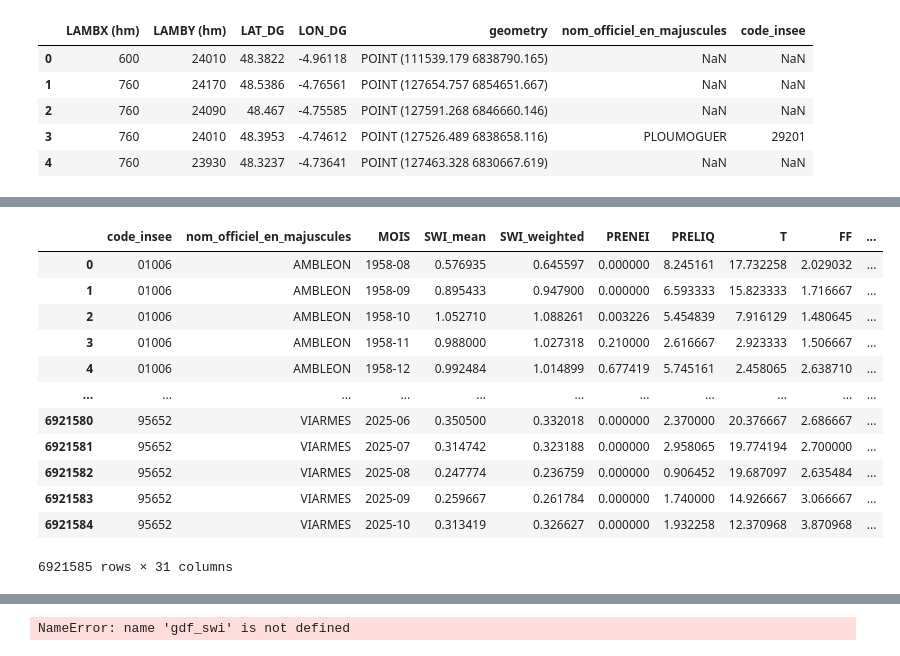
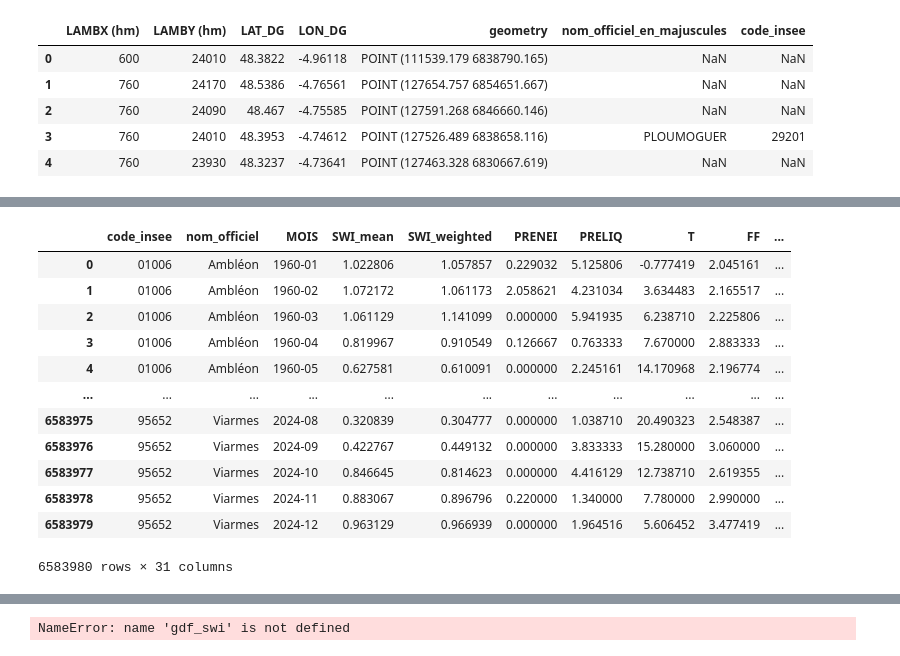
Before and after one commit to Sophie-Monsi/MACHINE-LEARNING-FOR-CLIMATE-RISK, a Jupyter notebook: Database_download.ipynb, the cells around one changed output, grey strips where cells are left out. Cells and saved outputs as stored; diff of their text form; code cells hidden in the pictures.

```diff
--- a/Database_download.ipynb
+++ b/Database_download.ipynb
@@ -68,4 +68,5 @@ with tempfile.TemporaryDirectory() as tmpdir:
     gdf = gpd.read_file(gpkg_path)
     gdf_communes = gpd.read_file(gpkg_path, layer="commune").to_crs(2154)
     gdf_deps = gpd.read_file(gpkg_path, layer="departement").to_crs(2154)
+    gdf_reg = gpd.read_file(gpkg_path, layer="region").to_crs(2154)
 # %% [output]
@@ -810,19 +684,15 @@ print(dist)
 # %% [markdown]
 ## Jointure des bases pour constituer la base finale
 # %%
-# Vérification des systèmes de projection
-print(gdf_pts.crs)
-print(gdf_communes.crs)
-
-# Jointure spatiale (à chaque point j'associe le nom et le code de la région dans laquelle elle est)
+# Jointure spatiale (à chaque point j'associe le nom et le code de la commmune dans laquelle elle est)
 gdf_pts_communes = gpd.sjoin(
     gdf_pts,
-    gdf_communes[['geometry', 'nom_officiel_en_majuscules', 'code_insee']],
+    gdf_communes[['geometry', 'nom_officiel', 'code_insee']],
     how='left',
     predicate='within'
 )
-gdf_pts_communes = gdf_pts_communes.drop(columns=['index_right'])
-gdf_pts_communes.head()
+pts_communes = gdf_pts_communes.drop(columns=['index_right'])
+pts_communes.head()
 # %% [output]
 EPSG:2154
 EPSG:2154
@@ -836,20 +710,17 @@ EPSG:2154
 ## Je peux maintenant compléter la base daily_swi avec les communes
 
 df_daily_swi_comp = df_daily_swi.merge(
-    gdf_pts_communes[['LAMBX (hm)', 'LAMBY (hm)', 'code_insee', 'nom_officiel_en_majuscules']],
+    pts_communes_new[['LAMBX (hm)', 'LAMBY (hm)', 'code_insee', 'nom_officiel']],
     left_on=['LAMBX', 'LAMBY'],
     right_on=['LAMBX (hm)', 'LAMBY (hm)'],
-    how='left'
+    how='inner'
 )
-
-#J'enlève tous les nan
-df_daily_swi_comp = df_daily_swi_comp.dropna(subset=['code_insee'])
 
 #Je supprime les colonnes inutiles
 df_daily_swi_comp = df_daily_swi_comp.drop(columns=['LAMBX', 'LAMBY', 'LAMBX (hm)','LAMBY (hm)'])
 
-#Puis je groupe par région en faisant la moyenne simple
-group_cols = ['code_insee','nom_officiel_en_majuscules', 'MOIS']
+#Puis je groupe par communes en faisant la moyenne simple
+group_cols = ['code_insee','nom_officiel', 'MOIS']
 
 # On identifie toutes les colonnes numériques sauf celles du groupby
 num_cols = df_daily_swi_comp.select_dtypes(include='number').columns
@@ -880,5 +751,7 @@ df_daily_swi_com
 # %%
 # A chaque point duswi uniforme je joins aussi la commune dans laquelle elle se trouve
+
+# Transformation en géodataframe
 gdf_pts_swi = gpd.GeoDataFrame(
     swi_uniform_df,
     geometry=gpd.points_from_xy(swi_uniform_df["LAMBX"], swi_uniform_df["LAMBY"]),
@@ -887,8 +760,8 @@ gdf_pts_swi = gpd.GeoDataFrame(
 
 df_unif_swi_comp = gpd.sjoin(
     gdf_pts_swi,
-    gdf_communes[['geometry', 'nom_officiel_en_majuscules', 'code_insee']],
-    how='left',
+    gdf_communes[['geometry', 'nom_officiel', 'code_insee']],
+    how='inner',
     predicate='within'
 )
 
@@ -914,22 +787,22 @@ df_unif_swi_comp
 # %%
 #Je pars maintenant compléter la base de daily_swi avec les données swi_unif
 df_swi = df_daily_swi_com.merge(
     df_unif_swi_comp[['code_insee', 'MOIS', 'SWI_UNIF_MENS']],
     on=['code_insee', 'MOIS',],
-    how='left'
+    how='inner'
 )
 df_swi
 # %% [output]
-|  | code_insee | nom_officiel_en_majuscules | MOIS | SWI_mean | SWI_weighted | PRENEI | PRELIQ | T | FF | ... |
-| 0 | 01006 | AMBLEON | 1958-08 | 0.576935 | 0.645597 | 0.000000 | 8.245161 | 17.732258 | 2.029032 | ... |
-| 1 | 01006 | AMBLEON | 1958-09 | 0.895433 | 0.947900 | 0.000000 | 6.593333 | 15.823333 | 1.716667 | ... |
-| 2 | 01006 | AMBLEON | 1958-10 | 1.052710 | 1.088261 | 0.003226 | 5.454839 | 7.916129 | 1.480645 | ... |
-| 3 | 01006 | AMBLEON | 1958-11 | 0.988000 | 1.027318 | 0.210000 | 2.616667 | 2.923333 | 1.506667 | ... |
-| 4 | 01006 | AMBLEON | 1958-12 | 0.992484 | 1.014899 | 0.677419 | 5.745161 | 2.458065 | 2.638710 | ... |
+|  | code_insee | nom_officiel | MOIS | SWI_mean | SWI_weighted | PRENEI | PRELIQ | T | FF | ... |
+| 0 | 01006 | Ambléon | 1960-01 | 1.022806 | 1.057857 | 0.229032 | 5.125806 | -0.777419 | 2.045161 | ... |
+| 1 | 01006 | Ambléon | 1960-02 | 1.072172 | 1.061173 | 2.058621 | 4.231034 | 3.634483 | 2.165517 | ... |
+| 2 | 01006 | Ambléon | 1960-03 | 1.061129 | 1.141099 | 0.000000 | 5.941935 | 6.238710 | 2.225806 | ... |
+| 3 | 01006 | Ambléon | 1960-04 | 0.819967 | 0.910549 | 0.126667 | 0.763333 | 7.670000 | 2.883333 | ... |
+| 4 | 01006 | Ambléon | 1960-05 | 0.627581 | 0.610091 | 0.000000 | 2.245161 | 14.170968 | 2.196774 | ... |
 | ... | ... | ... | ... | ... | ... | ... | ... | ... | ... | ... |
-| 6921580 | 95652 | VIARMES | 2025-06 | 0.350500 | 0.332018 | 0.000000 | 2.370000 | 20.376667 | 2.686667 | ... |
-| 6921581 | 95652 | VIARMES | 2025-07 | 0.314742 | 0.323188 | 0.000000 | 2.958065 | 19.774194 | 2.700000 | ... |
-| 6921582 | 95652 | VIARMES | 2025-08 | 0.247774 | 0.236759 | 0.000000 | 0.906452 | 19.687097 | 2.635484 | ... |
-| 6921583 | 95652 | VIARMES | 2025-09 | 0.259667 | 0.261784 | 0.000000 | 1.740000 | 14.926667 | 3.066667 | ... |
-| 6921584 | 95652 | VIARMES | 2025-10 | 0.313419 | 0.326627 | 0.000000 | 1.932258 | 12.370968 | 3.870968 | ... |
+| 6583975 | 95652 | Viarmes | 2024-08 | 0.320839 | 0.304777 | 0.000000 | 1.038710 | 20.490323 | 2.548387 | ... |
+| 6583976 | 95652 | Viarmes | 2024-09 | 0.422767 | 0.449132 | 0.000000 | 3.833333 | 15.280000 | 3.060000 | ... |
+| 6583977 | 95652 | Viarmes | 2024-10 | 0.846645 | 0.814623 | 0.000000 | 4.416129 | 12.738710 | 2.619355 | ... |
+| 6583978 | 95652 | Viarmes | 2024-11 | 0.883067 | 0.896796 | 0.220000 | 1.340000 | 7.780000 | 2.990000 | ... |
+| 6583979 | 95652 | Viarmes | 2024-12 | 0.963129 | 0.966939 | 0.000000 | 1.964516 | 5.606452 | 3.477419 | ... |
-6921585 rows × 31 columns
+6583980 rows × 31 columns
```
Also changed, not shown: parts of 25 cells of this notebook.
